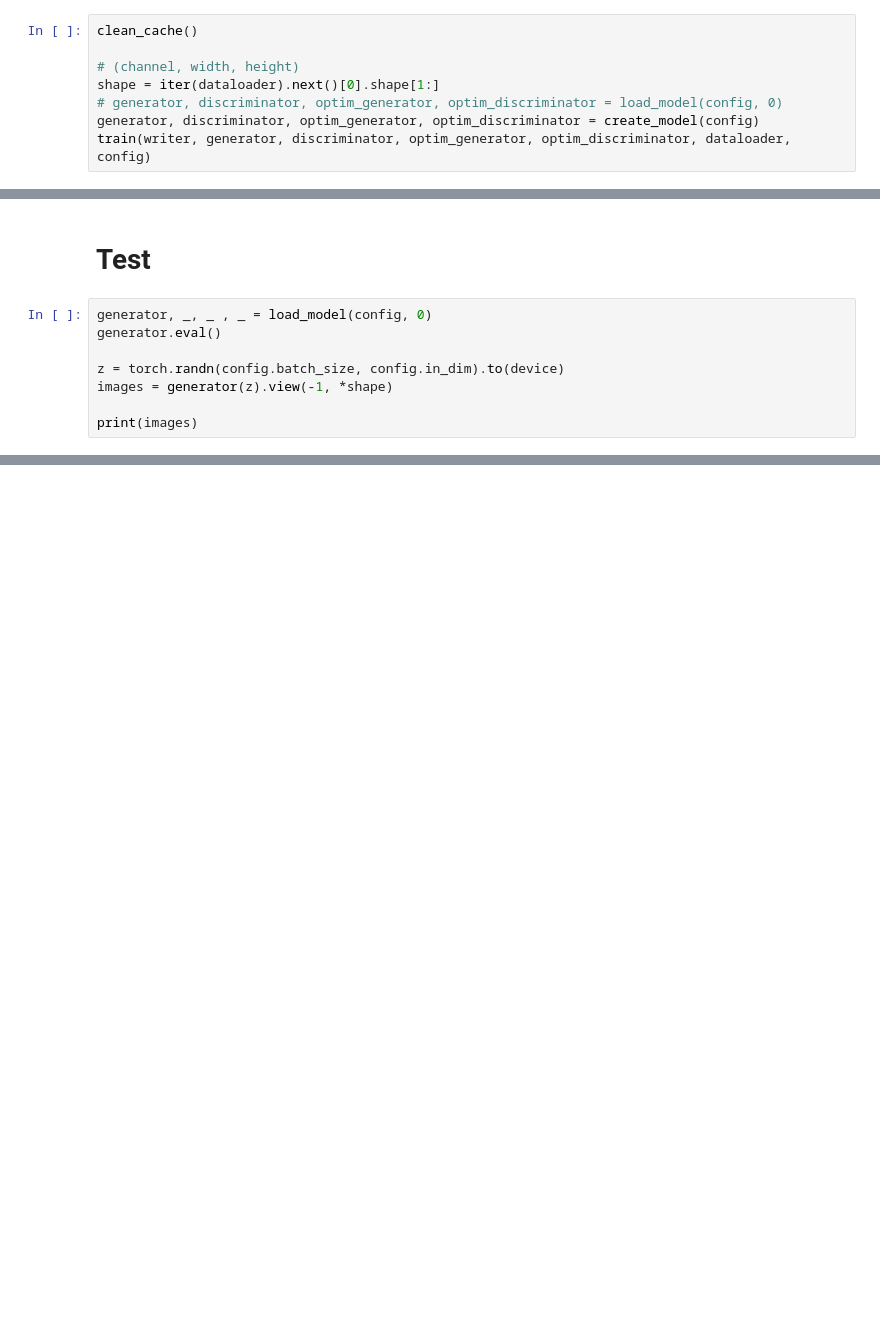
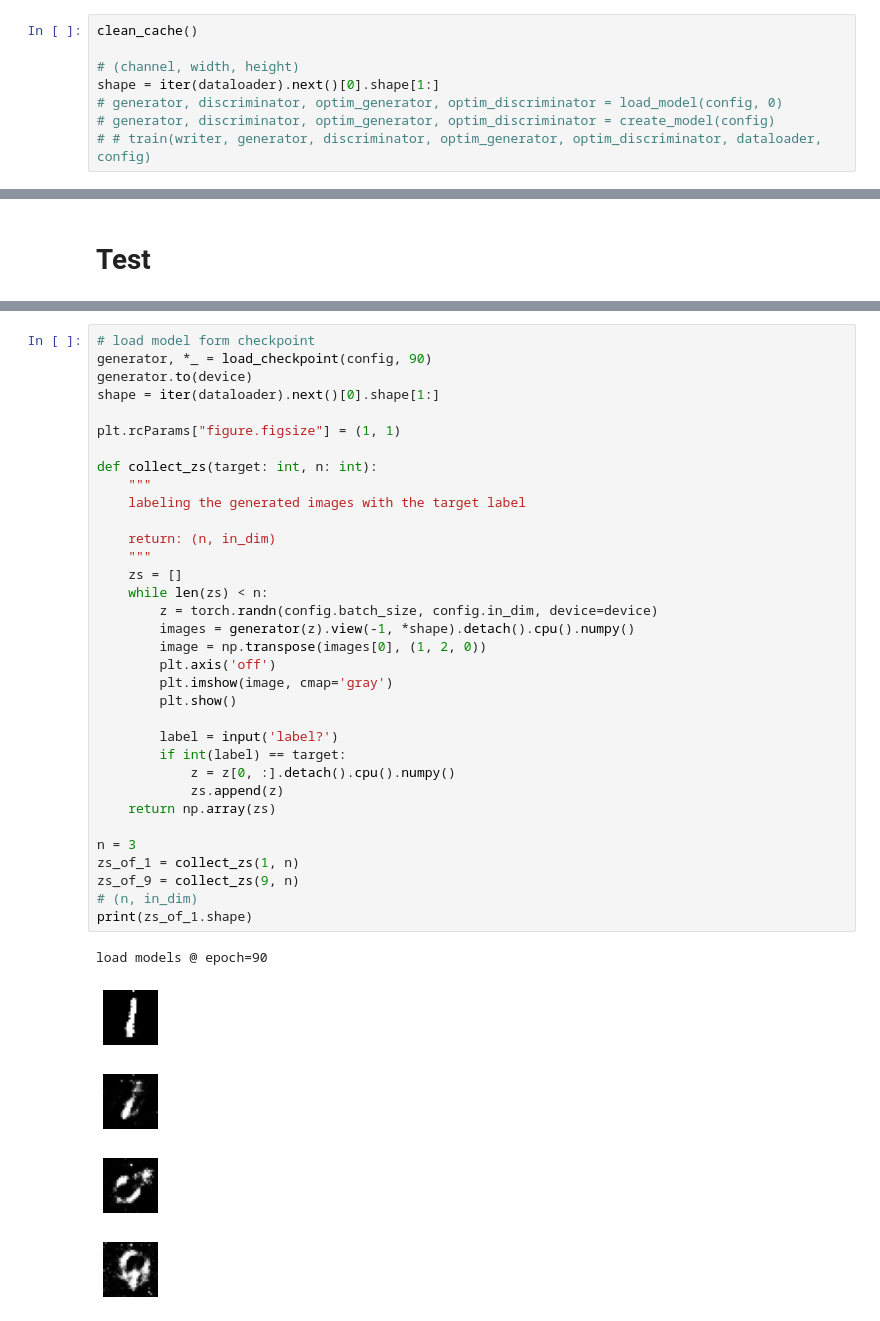
Before and after one commit to wakame-tech/994G601-gan-morphing, a Jupyter notebook: gan.ipynb, the cells around one changed output, grey strips where cells are left out. Saved outputs shown, nothing was run; the diff lists cells and outputs as text; blank space fills up the shorter version.

```diff
--- a/gan.ipynb
+++ b/gan.ipynb
@@ -278,8 +279,8 @@ clean_cache()
 # (channel, width, height)
 shape = iter(dataloader).next()[0].shape[1:]
 # generator, discriminator, optim_generator, optim_discriminator = load_model(config, 0)
-generator, discriminator, optim_generator, optim_discriminator = create_model(config)
-train(writer, generator, discriminator, optim_generator, optim_discriminator, dataloader, config)
+# generator, discriminator, optim_generator, optim_discriminator = create_model(config)
+# # train(writer, generator, discriminator, optim_generator, optim_discriminator, dataloader, config)
 # %% [output]
 |===========================================================================|
 |                  PyTorch CUDA memory summary, device ID 0                 |
@@ -301,10 +302,2 @@ train(writer, generator, discriminator, optim_generator, optim_discriminator, da
 # %% [markdown]
 # Test
-# %%
-generator, _, _ , _ = load_model(config, 0)
-generator.eval()
-
-z = torch.randn(config.batch_size, config.in_dim).to(device)
-images = generator(z).view(-1, *shape)
-
-print(images)
@@ -310,0 +306,40 @@ print(images)
+# %%
+# load model form checkpoint
+generator, *_ = load_checkpoint(config, 90)
+generator.to(device)
+shape = iter(dataloader).next()[0].shape[1:]
+
+plt.rcParams["figure.figsize"] = (1, 1)
+
+def collect_zs(target: int, n: int):
+    """
+    labeling the generated images with the target label
+
+    return: (n, in_dim)
+    """
+    zs = []
+    while len(zs) < n:
+        z = torch.randn(config.batch_size, config.in_dim, device=device)
+        images = generator(z).view(-1, *shape).detach().cpu().numpy()
+        image = np.transpose(images[0], (1, 2, 0))
+        plt.axis('off')
+        plt.imshow(image, cmap='gray')
+        plt.show()
+
+        label = input('label?')
+        if int(label) == target:
+            z = z[0, :].detach().cpu().numpy()
+            zs.append(z)
+    return np.array(zs)
+
+n = 3
+zs_of_1 = collect_zs(1, n)
+zs_of_9 = collect_zs(9, n)
+# (n, in_dim)
+print(zs_of_1.shape)
+# %% [output]
+load models @ epoch=90
+[figure, added]
+[figure, added]
+[figure, added]
+[figure, added]
```
Also changed, not shown: parts of 9 cells of this notebook.
